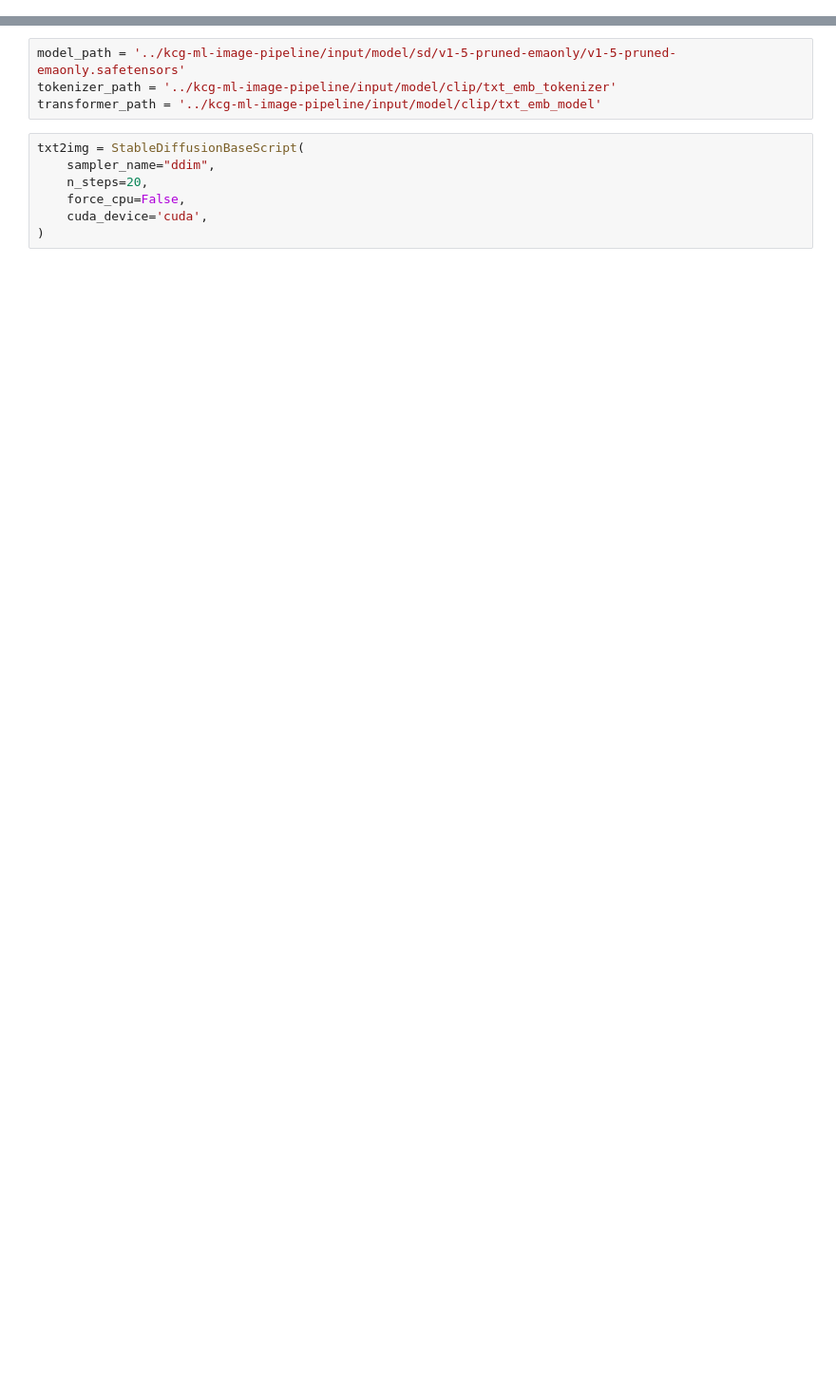
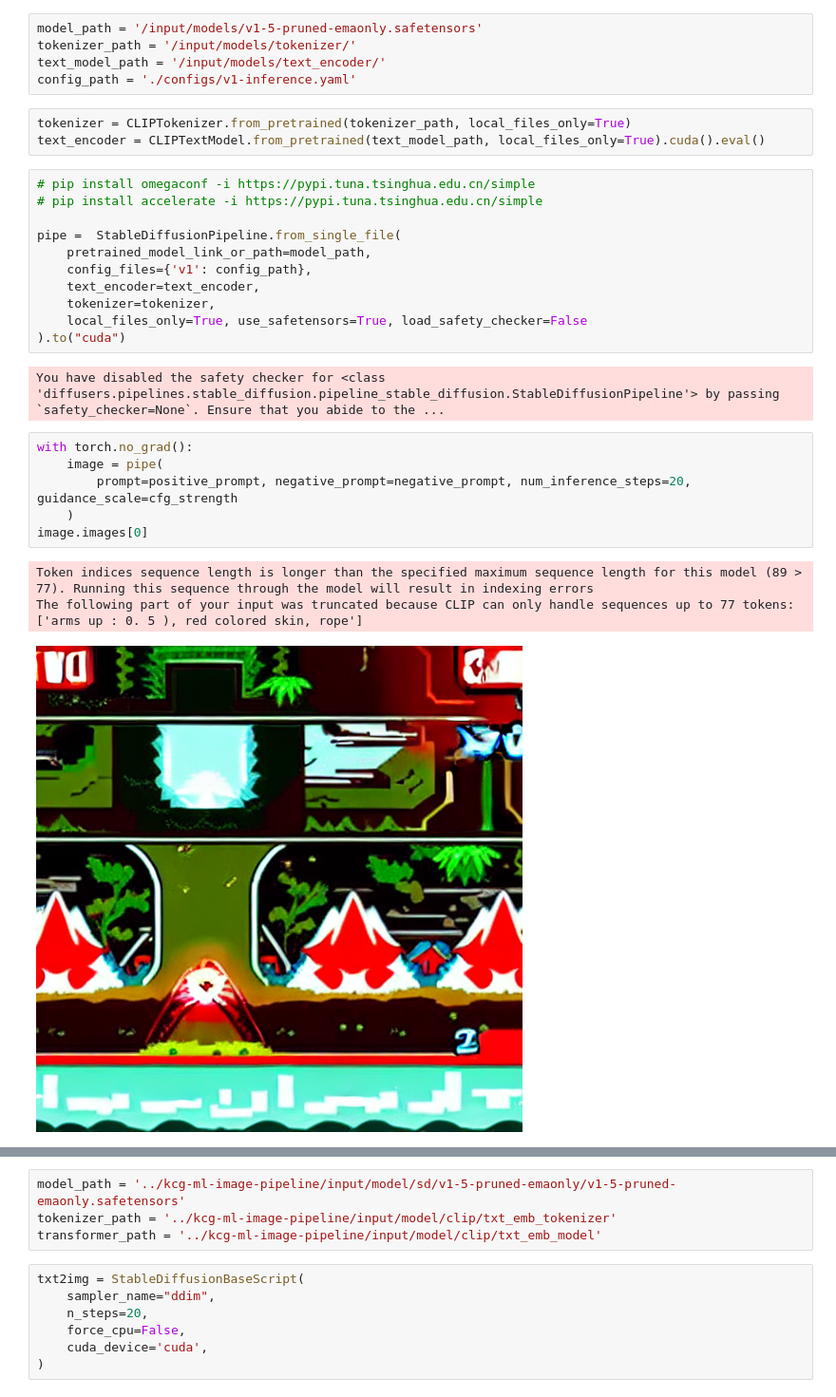
Before and after one commit to kk-digital/kcg-ml-image-pipeline, a Jupyter notebook: scripts/notebooks/han/008_text2img_inspect.ipynb, the cells around one changed output, grey strips where cells are left out. Shown at 95% size. Cells and saved outputs as stored; diff of their text form; blank space fills up the shorter version.

Commit message:
add diffusers for txt2img

```diff
--- a/scripts/notebooks/han/008_text2img_inspect.ipynb
+++ b/scripts/notebooks/han/008_text2img_inspect.ipynb
@@ -14,0 +32,31 @@ from torchvision.transforms.functional import to_pil_image
+# %%
+model_path = '/input/models/v1-5-pruned-emaonly.safetensors'
+tokenizer_path = '/input/models/tokenizer/'
+text_model_path = '/input/models/text_encoder/'
+config_path = './configs/v1-inference.yaml'
+# %%
+tokenizer = CLIPTokenizer.from_pretrained(tokenizer_path, local_files_only=True)
+text_encoder = CLIPTextModel.from_pretrained(text_model_path, local_files_only=True).cuda().eval()
+# %%
+# pip install omegaconf -i https://pypi.tuna.tsinghua.edu.cn/simple
+# pip install accelerate -i https://pypi.tuna.tsinghua.edu.cn/simple
+
+pipe =  StableDiffusionPipeline.from_single_file(
+    pretrained_model_link_or_path=model_path,
+    config_files={'v1': config_path},
+    text_encoder=text_encoder,
+    tokenizer=tokenizer,
+    local_files_only=True, use_safetensors=True, load_safety_checker=False
+).to("cuda")
+# %% [output]
+You have disabled the safety checker for <class 'diffusers.pipelines.stable_diffusion.pipeline_stable_diffusion.StableDiffusionPipeline'> by passing `safety_checker=None`. Ensure that you abide to the ...
+# %%
+with torch.no_grad():
+    image = pipe(
+        prompt=positive_prompt, negative_prompt=negative_prompt, num_inference_steps=20, guidance_scale=cfg_strength
+    )
+image.images[0]
+# %% [output]
+Token indices sequence length is longer than the specified maximum sequence length for this model (89 > 77). Running this sequence through the model will result in indexing errors
+The following part of your input was truncated because CLIP can only handle sequences up to 77 tokens: ['arms up : 0. 5 ), red colored skin, rope']
+[figure, added]
```
Also changed, not shown: parts of 17 cells of this notebook.
